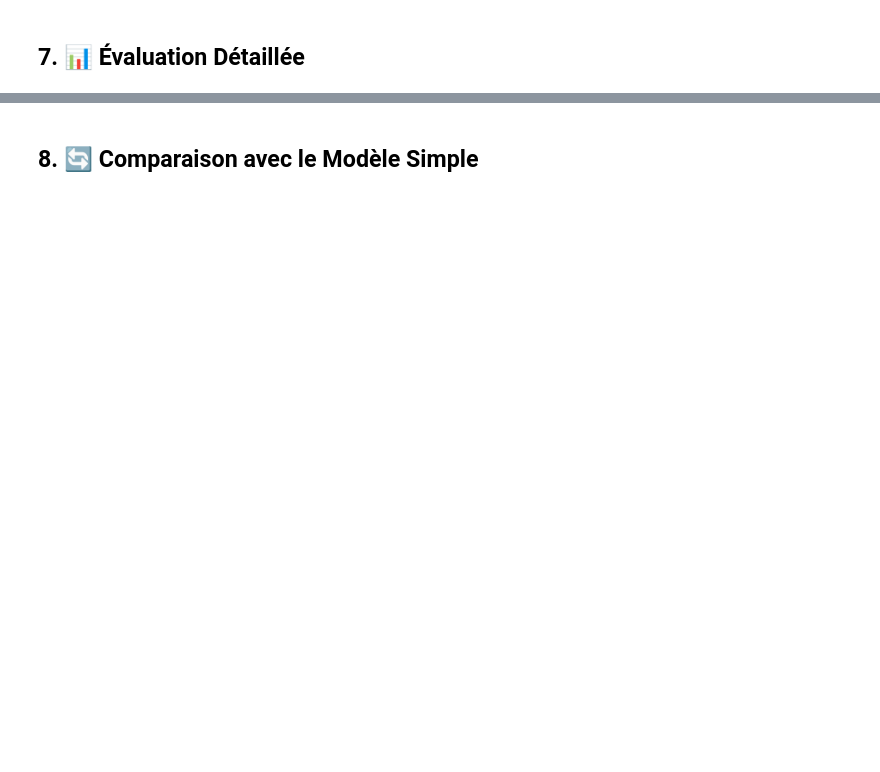
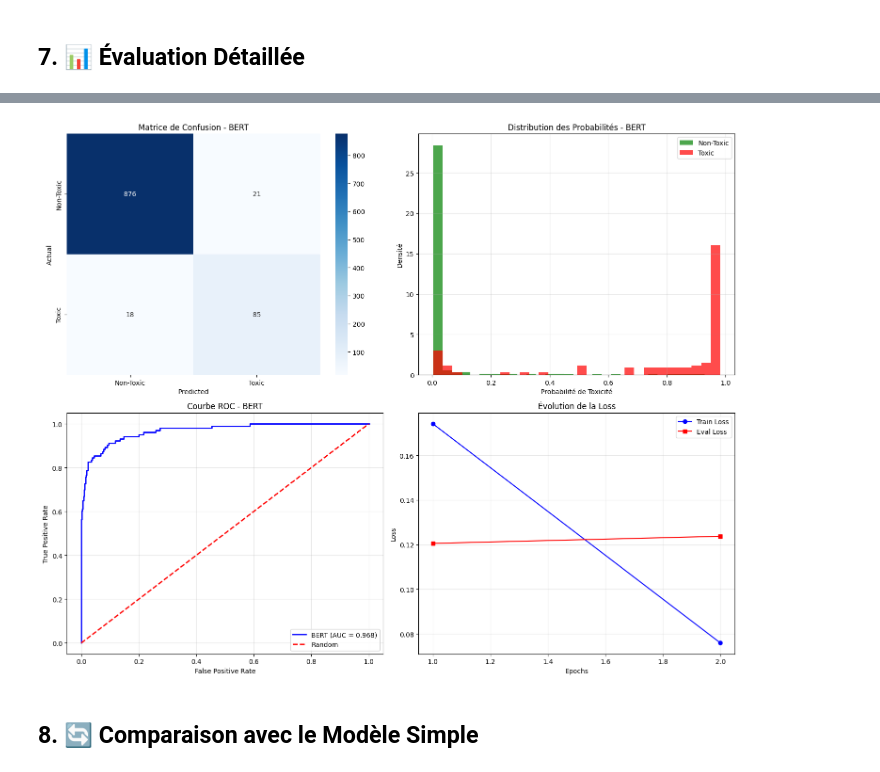
Before and after one commit to Derrick-75/digital-social-score, a Jupyter notebook: etape2-modele-ia/notebooks/model_bert.ipynb, the cells around one changed output, grey strips where cells are left out. Cells and saved outputs as stored; diff of their text form; code cells hidden in the pictures; blank space fills up the shorter version.

```diff
--- a/etape2-modele-ia/notebooks/model_bert.ipynb
+++ b/etape2-modele-ia/notebooks/model_bert.ipynb
@@ -436,45 +608,43 @@ axes[0,1].hist(toxic_probs, bins=30, alpha=0.7, label='Toxic', color='red', dens
 axes[0,1].set_xlabel('Probabilité de Toxicité')
 axes[0,1].set_ylabel('Densité')
 axes[0,1].set_title('Distribution des Probabilités - BERT')
 axes[0,1].legend()
 axes[0,1].grid(True, alpha=0.3)
 
 # 3. Courbe ROC
 from sklearn.metrics import roc_curve
 fpr, tpr, _ = roc_curve(y_true, y_pred_proba)
 
 axes[1,0].plot(fpr, tpr, color='blue', lw=2, label=f'BERT (AUC = {auc_roc:.3f})')
 axes[1,0].plot([0, 1], [0, 1], color='red', lw=2, linestyle='--', label='Random')
 axes[1,0].set_xlabel('False Positive Rate')
 axes[1,0].set_ylabel('True Positive Rate')
 axes[1,0].set_title('Courbe ROC - BERT')
 axes[1,0].legend()
 axes[1,0].grid(True, alpha=0.3)
 
-# 4. Évolution de la loss (si disponible)
-if hasattr(trainer.state, 'log_history'):
-    log_history = trainer.state.log_history
-    train_losses = [log['train_loss'] for log in log_history if 'train_loss' in log]
-    eval_losses = [log['eval_loss'] for log in log_history if 'eval_loss' in log]
+# 4. Évolution de la loss (utiliser nos données d'entraînement)
+if 'train_losses' in locals() and 'eval_metrics_history' in locals():
+    eval_losses = [metrics['loss'] for metrics in eval_metrics_history]
+    epochs = list(range(1, len(train_losses) + 1))
 
-    if train_losses:
-        axes[1,1].plot(train_losses, label='Train Loss', color='blue')
-    if eval_losses:
-        eval_steps = [log['step'] for log in log_history if 'eval_loss' in log]
-        axes[1,1].plot(eval_steps, eval_losses, label='Eval Loss', color='red', marker='o')
+    axes[1,1].plot(epochs, train_losses, label='Train Loss', color='blue', marker='o')
+    axes[1,1].plot(epochs, eval_losses, label='Eval Loss', color='red', marker='s')
 
-    axes[1,1].set_xlabel('Steps')
+    axes[1,1].set_xlabel('Epochs')
     axes[1,1].set_ylabel('Loss')
     axes[1,1].set_title('Évolution de la Loss')
     axes[1,1].legend()
     axes[1,1].grid(True, alpha=0.3)
 else:
-    axes[1,1].text(0.5, 0.5, 'Historique des losses\nnon disponible',
+    axes[1,1].text(0.5, 0.5, 'Données de loss\nnon disponibles',
                    ha='center', va='center', transform=axes[1,1].transAxes)
     axes[1,1].set_title('Évolution de la Loss')
 
 plt.tight_layout()
 plt.show()
+# %% [output]
+[figure, added]
 # %% [markdown]
 ## 8. 🔄 Comparaison avec le Modèle Simple
 # %%
```
Also changed, not shown: parts of 12 cells of this notebook, 53 other files.
